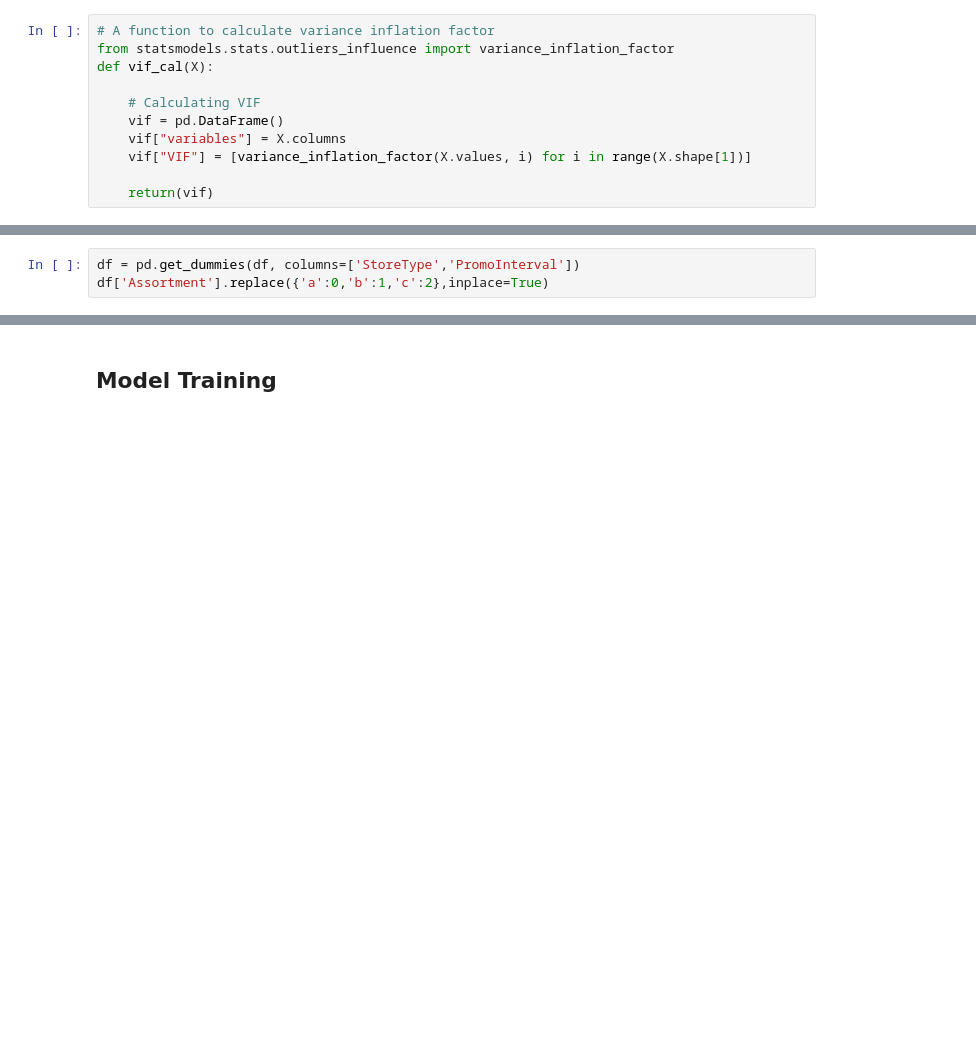
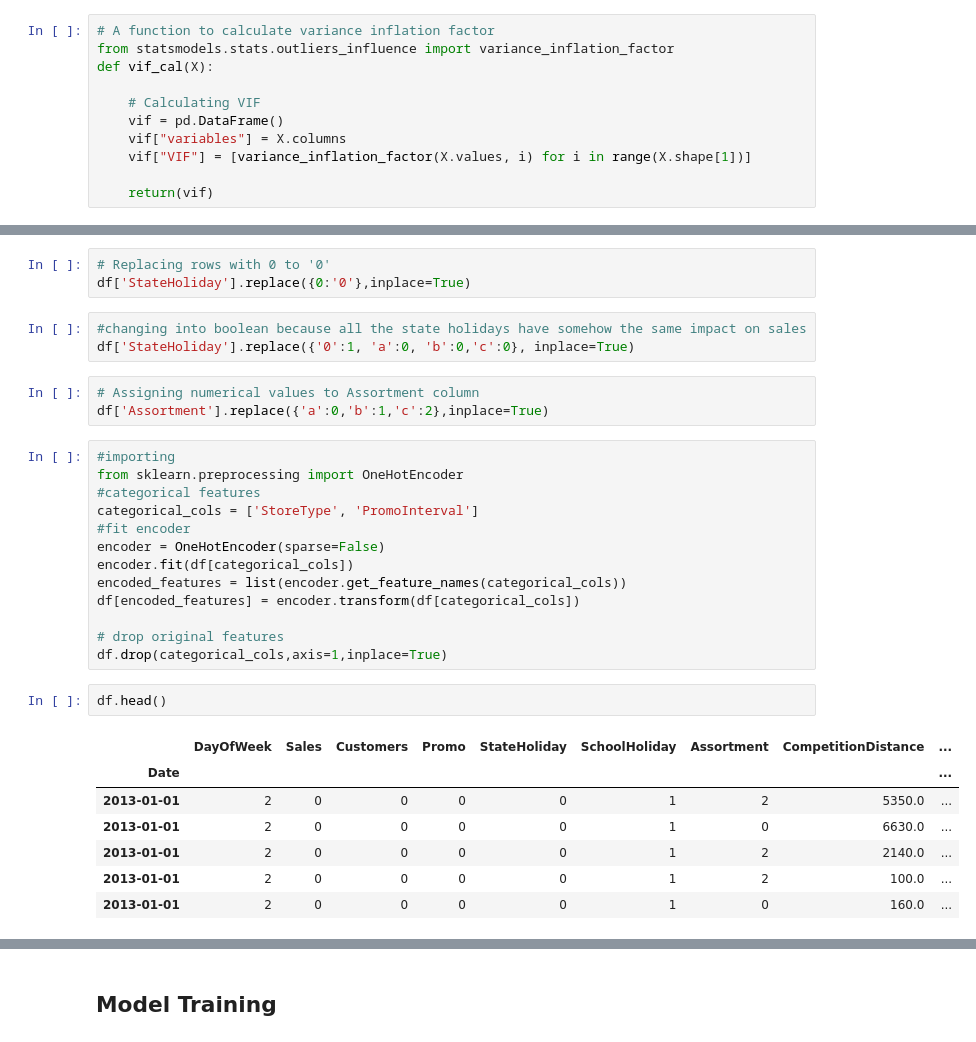
Before and after one commit to sahu-vishal/Rossmann-Sales-Prediction, a Jupyter notebook: Rossmann_Sales_Prediction_Capstone_Project.ipynb, the cells around one changed output, grey strips where cells are left out. Cells and saved outputs as stored; diff of their text form; blank space fills up the shorter version.

```diff
--- a/Rossmann_Sales_Prediction_Capstone_Project.ipynb
+++ b/Rossmann_Sales_Prediction_Capstone_Project.ipynb
@@ -553,6 +563,35 @@ df.head()
+# %%
+# Replacing rows with 0 to '0'
+df['StateHoliday'].replace({0:'0'},inplace=True)
+# %%
+#changing into boolean because all the state holidays have somehow the same impact on sales
+df['StateHoliday'].replace({'0':1, 'a':0, 'b':0,'c':0}, inplace=True)
 # %%
-df = pd.get_dummies(df, columns=['StoreType','PromoInterval'])
+# Assigning numerical values to Assortment column
 df['Assortment'].replace({'a':0,'b':1,'c':2},inplace=True)
+# %%
+#importing
+from sklearn.preprocessing import OneHotEncoder
+#categorical features
+categorical_cols = ['StoreType', 'PromoInterval']
+#fit encoder
+encoder = OneHotEncoder(sparse=False)
+encoder.fit(df[categorical_cols])
+encoded_features = list(encoder.get_feature_names(categorical_cols))
+df[encoded_features] = encoder.transform(df[categorical_cols])
+
+# drop original features
+df.drop(categorical_cols,axis=1,inplace=True)
+# %%
+df.head()
+# %% [output]
+|  | DayOfWeek | Sales | Customers | Promo | StateHoliday | SchoolHoliday | Assortment | CompetitionDistance | ... |
+| Date |  |  |  |  |  |  |  |  | ... |
+| 2013-01-01 | 2 | 0 | 0 | 0 | 0 | 1 | 2 | 5350.0 | ... |
+| 2013-01-01 | 2 | 0 | 0 | 0 | 0 | 1 | 0 | 6630.0 | ... |
+| 2013-01-01 | 2 | 0 | 0 | 0 | 0 | 1 | 2 | 2140.0 | ... |
+| 2013-01-01 | 2 | 0 | 0 | 0 | 0 | 1 | 2 | 100.0 | ... |
+| 2013-01-01 | 2 | 0 | 0 | 0 | 0 | 1 | 0 | 160.0 | ... |
 # %%
 df.shape
 # %% [output]
```
Also changed, not shown: parts of 65 cells of this notebook.
